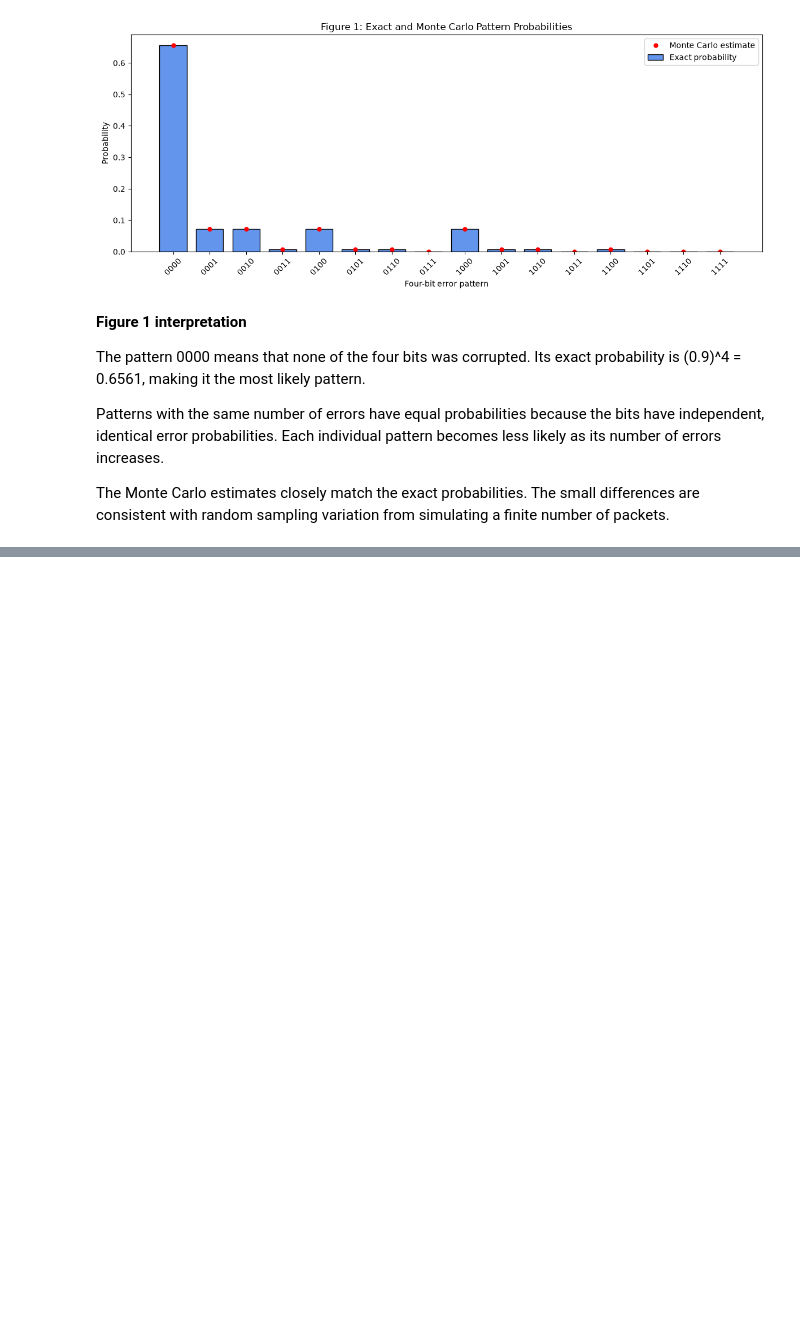
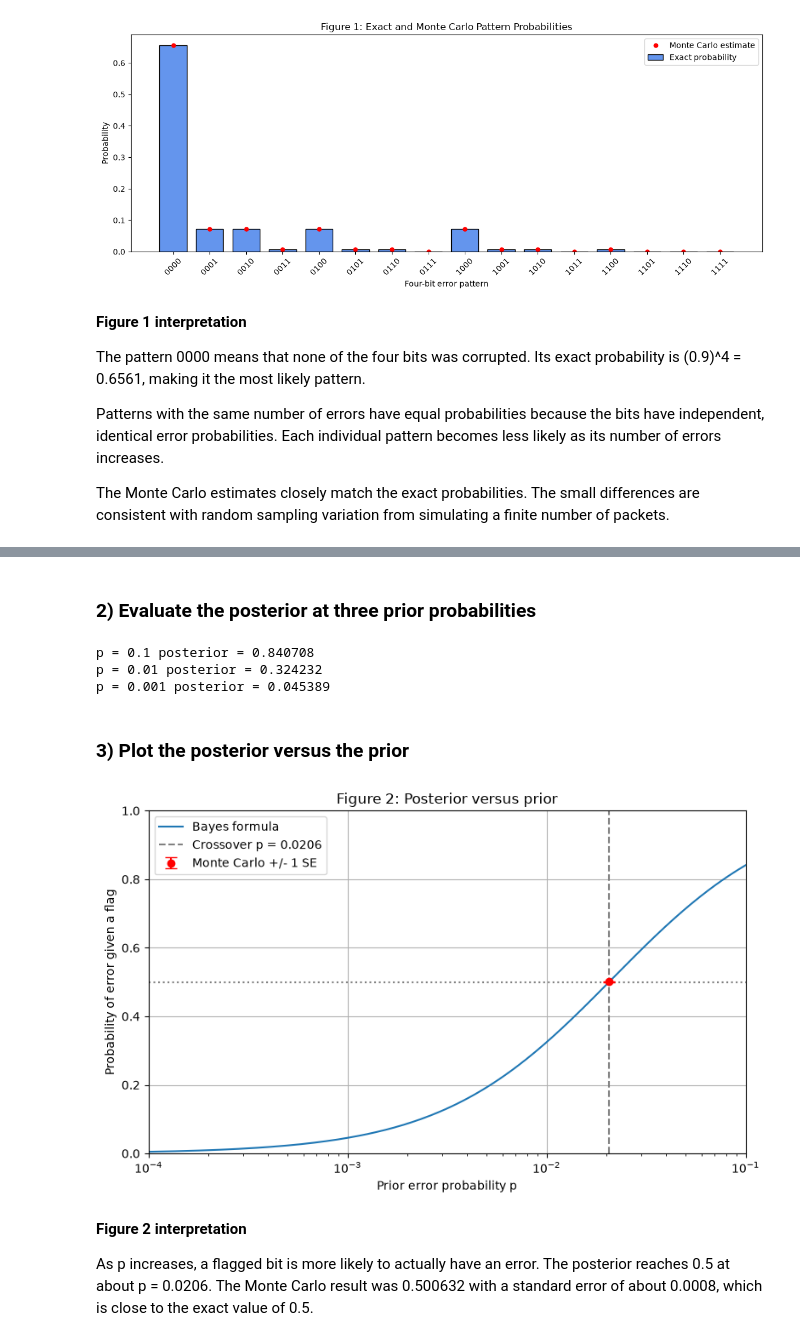
Before and after one commit to ludypalacios/mp1, a Jupyter notebook: mp1.ipynb, the cells around one changed output, grey strips where cells are left out. Saved outputs shown, nothing was run; the diff lists cells and outputs as text; code cells hidden in the pictures; blank space fills up the shorter version.

```diff
--- a/mp1.ipynb
+++ b/mp1.ipynb
@@ -504,0 +548,67 @@ from simulating a finite number of packets.
+# %% [markdown]
+### 2) Evaluate the posterior at three prior probabilities
+# %%
+# Random generator for Step 2
+rng_step2 = rng.spawn(1)[0]
+
+# Bayes formula
+def posterior_error(p):
+    top = 0.95 * p
+    bottom = 0.95 * p + 0.02 * (1 - p)
+    return top / bottom
+
+# Check the three probabilities
+
+p_values = [0.1, 0.01, 0.001]
+
+for p_value in p_values:
+    answer = posterior_error(p_value)
+    print("p =", p_value, "posterior =", round(answer, 6))
+# %% [output]
+p = 0.1 posterior = 0.840708
+p = 0.01 posterior = 0.324232
+p = 0.001 posterior = 0.045389
+# %% [markdown]
+### 3) Plot the posterior versus the prior
+# %%
+# Make 200 logarithmically spaced prior probabilities
+p_plot = np.logspace(-4, -1, 200)
+posterior_plot = posterior_error(p_plot)
+
+plt.figure(figsize=(8, 5))
+
+# Exact posterior curve
+plt.plot(p_plot, posterior_plot, label="Bayes formula")
+
+# Mark the crossover
+plt.axvline(
+    p_cross, color="gray", linestyle="--",
+    label="Crossover p = 0.0206"
+)
+plt.axhline(0.5, color="gray", linestyle=":")
+
+# Monte Carlo point with a standard-error bar
+plt.errorbar(
+    p_cross, posterior_mc, yerr=posterior_se,
+    fmt="ro", capsize=5, label="Monte Carlo +/- 1 SE"
+)
+
+plt.xscale("log")
+plt.xlim(0.0001, 0.1)
+plt.ylim(0, 1)
+plt.xlabel("Prior error probability p")
+plt.ylabel("Probability of error given a flag")
+plt.title("Figure 2: Posterior versus prior")
+plt.legend()
+plt.grid(True)
+plt.tight_layout()
+plt.show()
+# %% [output]
+[figure, added]
+# %% [markdown]
+**Figure 2 interpretation**
+
+As p increases, a flagged bit is more likely to actually have
+an error. The posterior reaches 0.5 at about p = 0.0206.
+The Monte Carlo result was 0.500632 with a standard error of
+about 0.0008, which is close to the exact value of 0.5.
```
Also changed, not shown: parts of 18 cells of this notebook, 1 other file.
